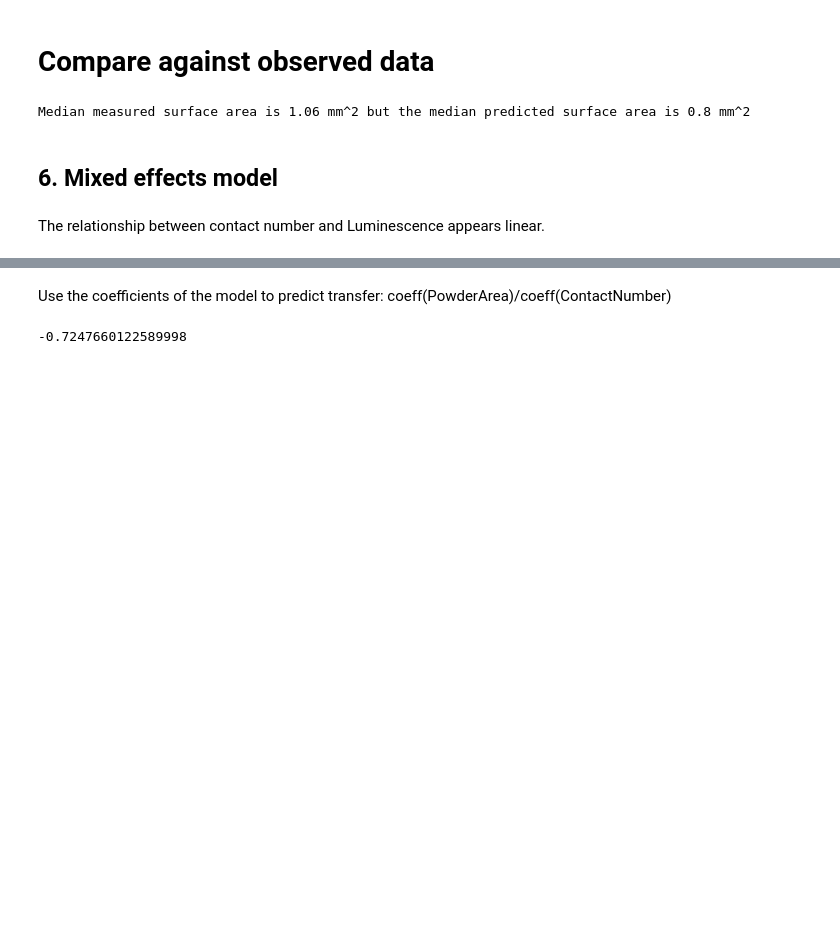
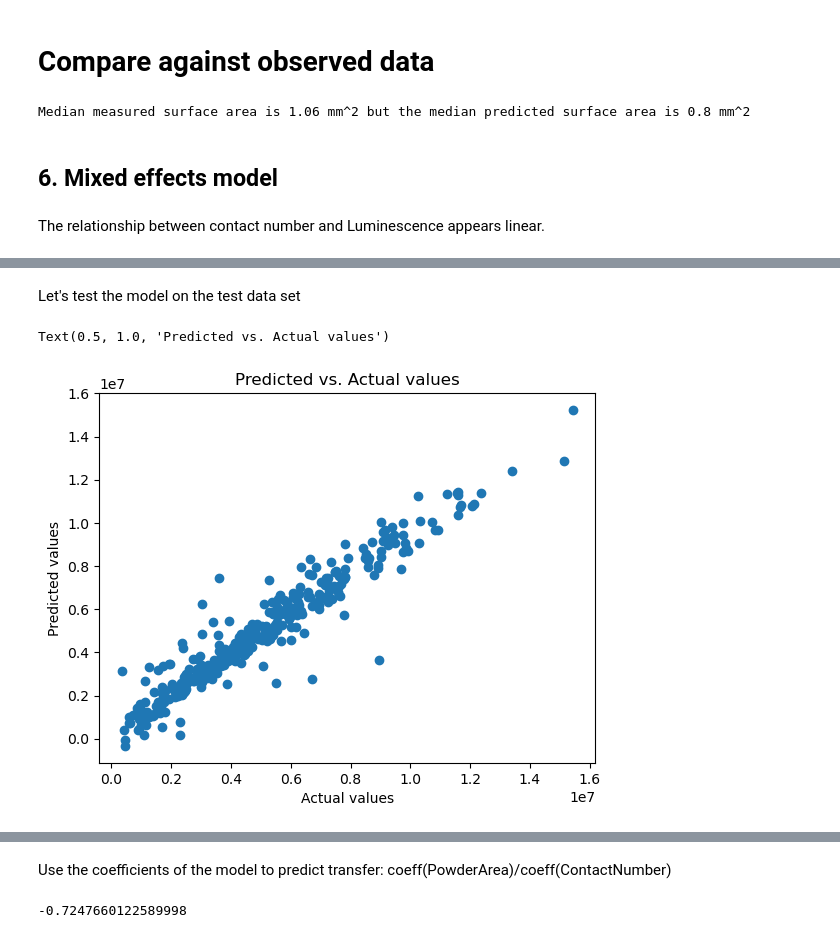
Before and after one commit to MarcoFelipeKing/yi_contact_expt, a Jupyter notebook: src/Yi_pyABC.ipynb, the cells around one changed output, grey strips where cells are left out. Cells and saved outputs as stored; diff of their text form; code cells hidden in the pictures; blank space fills up the shorter version.

```diff
--- a/src/Yi_pyABC.ipynb
+++ b/src/Yi_pyABC.ipynb
@@ -642,0 +650,14 @@ Text(0.5, 1.0, 'Residuals vs. Fitted values')
+# %% [markdown]
+Let's test the model on the test data set
+# %%
+# Use hte model to predict the test set
+pred = result.predict(test)
+
+# Plot the predicted values against the actual values
+plt.scatter(test['RawIntD'], pred)
+plt.xlabel('Actual values')
+plt.ylabel('Predicted values')
+plt.title('Predicted vs. Actual values')
+# %% [output]
+Text(0.5, 1.0, 'Predicted vs. Actual values')
+[figure, added]
```
Also changed, not shown: parts of 16 cells of this notebook, 1 other file.
